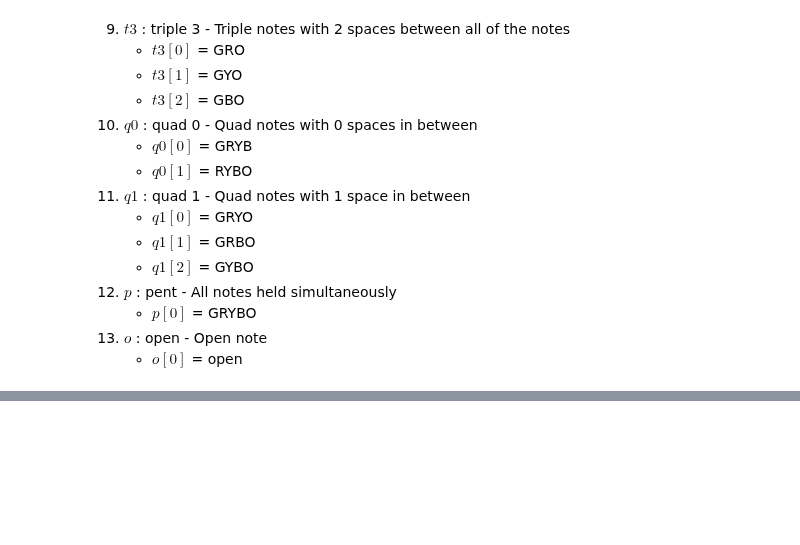
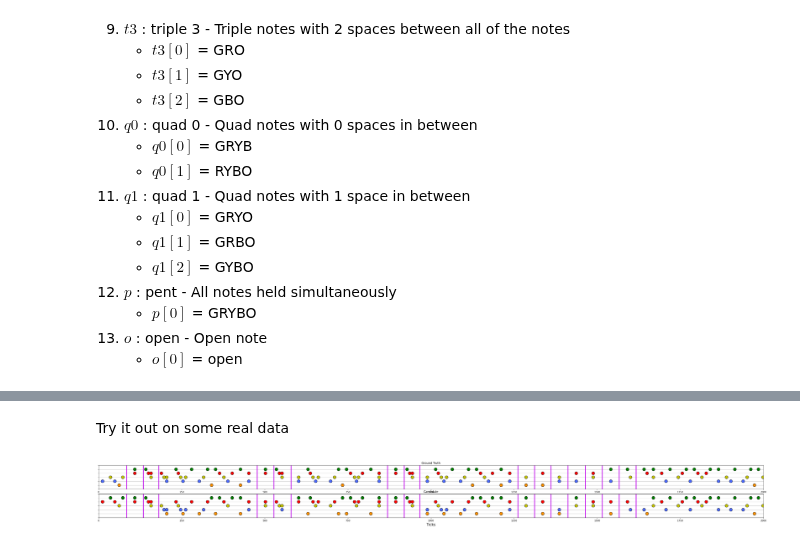
Before and after one commit to elliottwaissbluth/tensor-hero, a Jupyter notebook: Prototyping/Note_Contour_Translation/exploration.ipynb, the cells around one changed output, grey strips where cells are left out. Drawn from its saved outputs; the diff is of its cells as text; code cells hidden in the pictures; blank space fills up the shorter version.

```diff
--- a/Prototyping/Note_Contour_Translation/exploration.ipynb
+++ b/Prototyping/Note_Contour_Translation/exploration.ipynb
@@ -344,0 +398,10 @@ def decode_contour(contour):
+# %% [markdown]
+Try it out on some real data
+# %%
+real_notes_array = np.load(Path.cwd().parent.parent / 'example_song' / 'notes_simplified.npy')
+real_contour = encode_contour(real_notes_array)
+real_contour_decoded = decode_contour(real_contour)
+
+_ = plot_chart(real_notes_array[11000:13000], real_contour_decoded[11000:13000])
+# %% [output]
+[figure, added]
```
Also changed, not shown: parts of 4 cells of this notebook, 3 other files.
